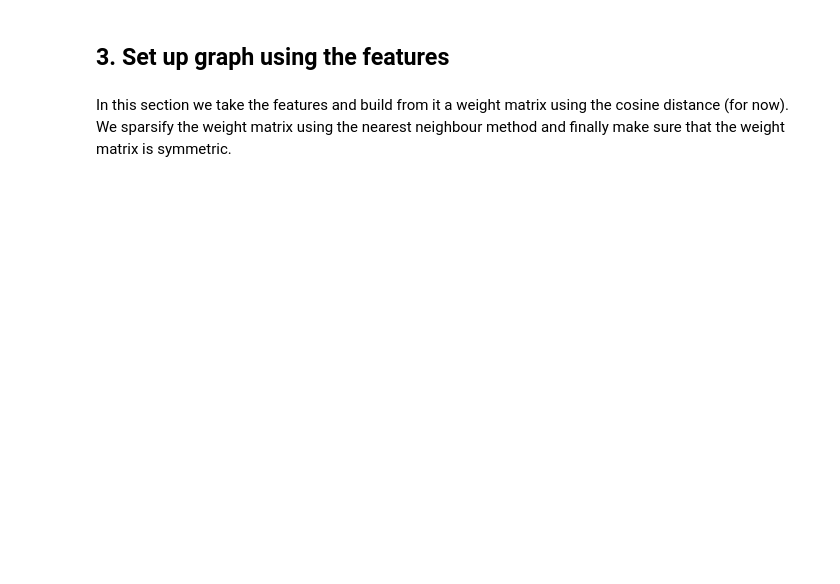
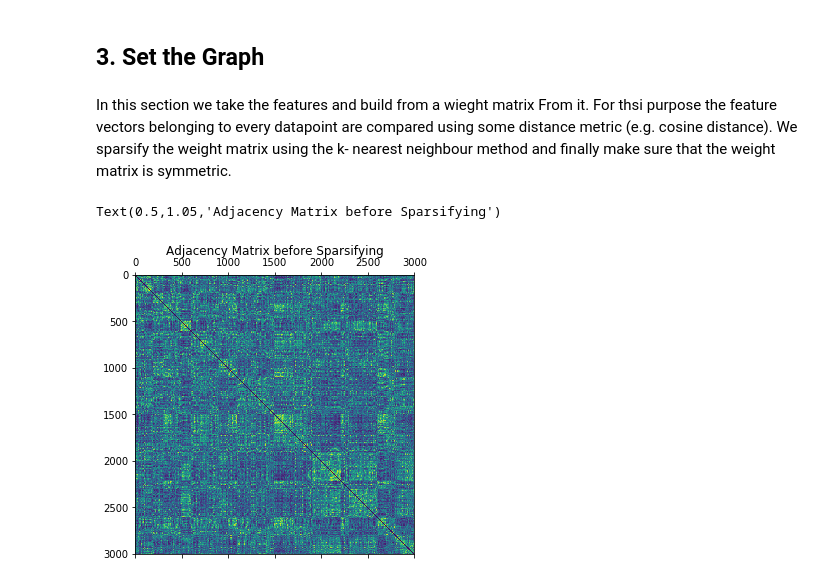
Before and after one commit to adrianlwn/NTDS-Speech-Recognition-Challenge, a Jupyter notebook: semi-supervised_framework.ipynb, the cells around one changed output. Saved outputs shown, nothing was run; the diff lists cells and outputs as text; code cells hidden in the pictures; blank space fills up the shorter version.

```diff
--- a/semi-supervised_framework.ipynb
+++ b/semi-supervised_framework.ipynb
@@ -108,0 +73,4 @@ features_og.to_pickle('./Features Data/trainingFeatures.pickle')
+# %%
+# Load features
+features_og = pd.read_pickle('./Features Data/cut_mfccs_raw_10_1028_5.pickle')
+features_og.head()
@@ -109,23 +87,24 @@ features_og.to_pickle('./Features Data/trainingFeatures.pickle')
 # %% [markdown]
-## 3. Set up graph using the features
+## 3. Set the Graph
 # %% [markdown]
-In this section we take the features and build from it a weight matrix using the cosine distance (for now). We sparsify the weight matrix using the nearest neighbour method and finally make sure that the weight matrix is symmetric.
+In this section we take the features and build from a wieght matrix From it. For thsi purpose the feature vectors belonging to every datapoint are compared using some distance metric (e.g. cosine distance). We sparsify the weight matrix using the k- nearest neighbour method and finally make sure that the weight matrix is symmetric.
-# %%
-# Importing the pickle containing the previously saved features
-features_og = pd.read_pickle('./Features Data/trainingFeatures.pickle')
 # %%
 # Normalize Features
 features = features_og['mfcc']
 features -= features.mean(axis=0)
 features /= features.std(axis=0)
 
 distances = spatial.distance.squareform(spatial.distance.pdist(features,'cosine'))
 
 n=distances.shape[0]
 kernel_width = distances.mean()
 weights = np.exp(np.divide(-np.square(distances),kernel_width**2))
 np.fill_diagonal(weights,0)
 
 # Show sthe weight matrix
 plt.matshow(weights)
+plt.title('Adjacency Matrix before Sparsifying')
+# %% [output]
+Text(0.5,1.05,'Adjacency Matrix before Sparsifying')
+[figure, added]
 # %%
```
Also changed, not shown: parts of 39 cells of this notebook, 2 other files.
